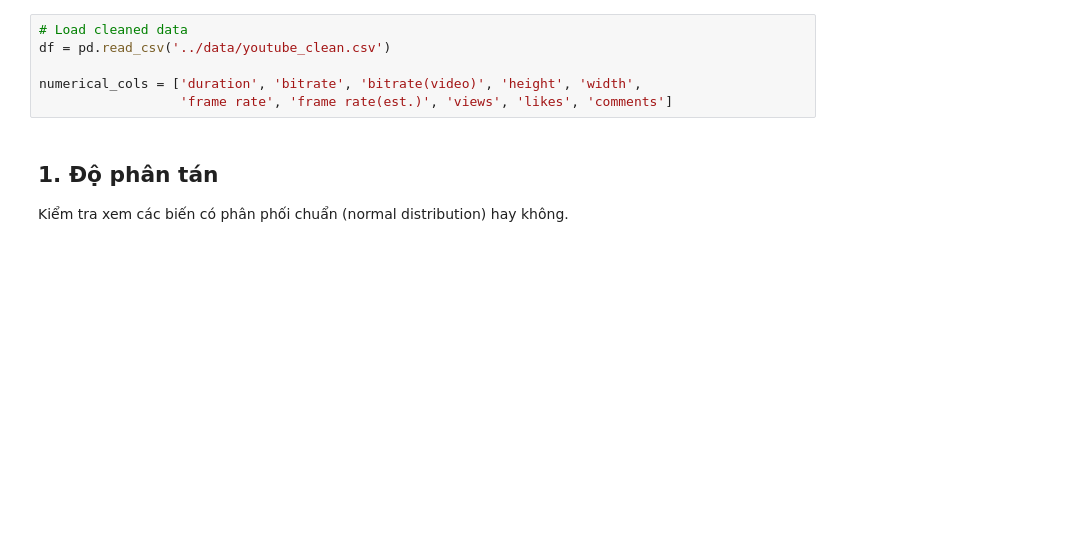
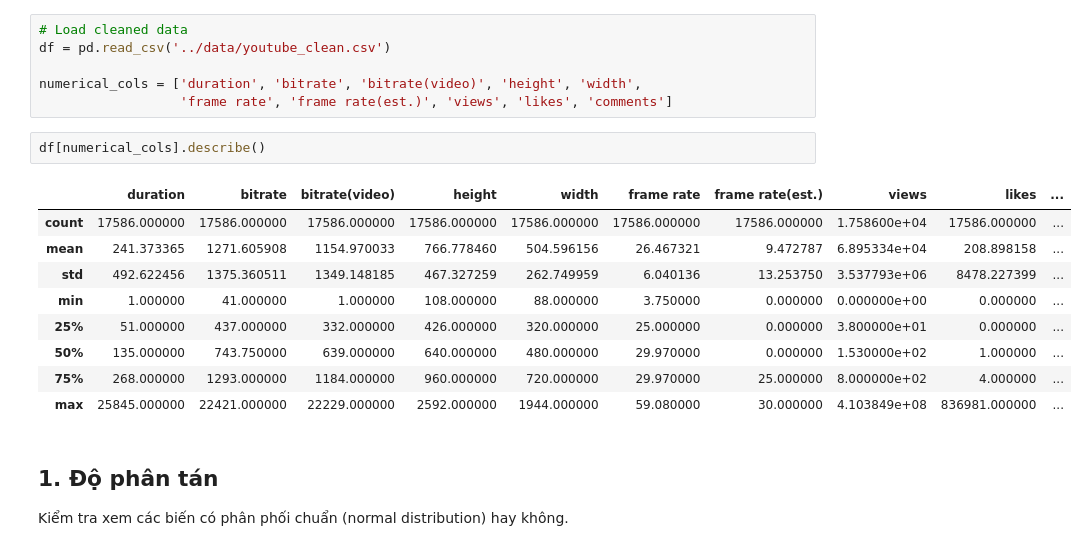
Before and after one commit to DangVanVy23521825/PTDLTQ-IE313, a Jupyter notebook: notebooks/2.2.eda_distribution.ipynb, the cells around one changed output. Saved outputs shown, nothing was run; the diff lists cells and outputs as text; blank space fills up the shorter version.

```diff
--- a/notebooks/2.2.eda_distribution.ipynb
+++ b/notebooks/2.2.eda_distribution.ipynb
@@ -15,6 +15,18 @@ df = pd.read_csv('../data/youtube_clean.csv')
 
 numerical_cols = ['duration', 'bitrate', 'bitrate(video)', 'height', 'width',
                   'frame rate', 'frame rate(est.)', 'views', 'likes', 'comments']
+# %%
+df[numerical_cols].describe()
+# %% [output]
+|  | duration | bitrate | bitrate(video) | height | width | frame rate | frame rate(est.) | views | likes | ... |
+| count | 17586.000000 | 17586.000000 | 17586.000000 | 17586.000000 | 17586.000000 | 17586.000000 | 17586.000000 | 1.758600e+04 | 17586.000000 | ... |
+| mean | 241.373365 | 1271.605908 | 1154.970033 | 766.778460 | 504.596156 | 26.467321 | 9.472787 | 6.895334e+04 | 208.898158 | ... |
+| std | 492.622456 | 1375.360511 | 1349.148185 | 467.327259 | 262.749959 | 6.040136 | 13.253750 | 3.537793e+06 | 8478.227399 | ... |
+| min | 1.000000 | 41.000000 | 1.000000 | 108.000000 | 88.000000 | 3.750000 | 0.000000 | 0.000000e+00 | 0.000000 | ... |
+| 25% | 51.000000 | 437.000000 | 332.000000 | 426.000000 | 320.000000 | 25.000000 | 0.000000 | 3.800000e+01 | 0.000000 | ... |
+| 50% | 135.000000 | 743.750000 | 639.000000 | 640.000000 | 480.000000 | 29.970000 | 0.000000 | 1.530000e+02 | 1.000000 | ... |
+| 75% | 268.000000 | 1293.000000 | 1184.000000 | 960.000000 | 720.000000 | 29.970000 | 25.000000 | 8.000000e+02 | 4.000000 | ... |
+| max | 25845.000000 | 22421.000000 | 22229.000000 | 2592.000000 | 1944.000000 | 59.080000 | 30.000000 | 4.103849e+08 | 836981.000000 | ... |
 # %% [markdown]
 ## 1. Độ phân tán
 
```
Also changed, not shown: parts of 1 cell of this notebook, 4 other files.
